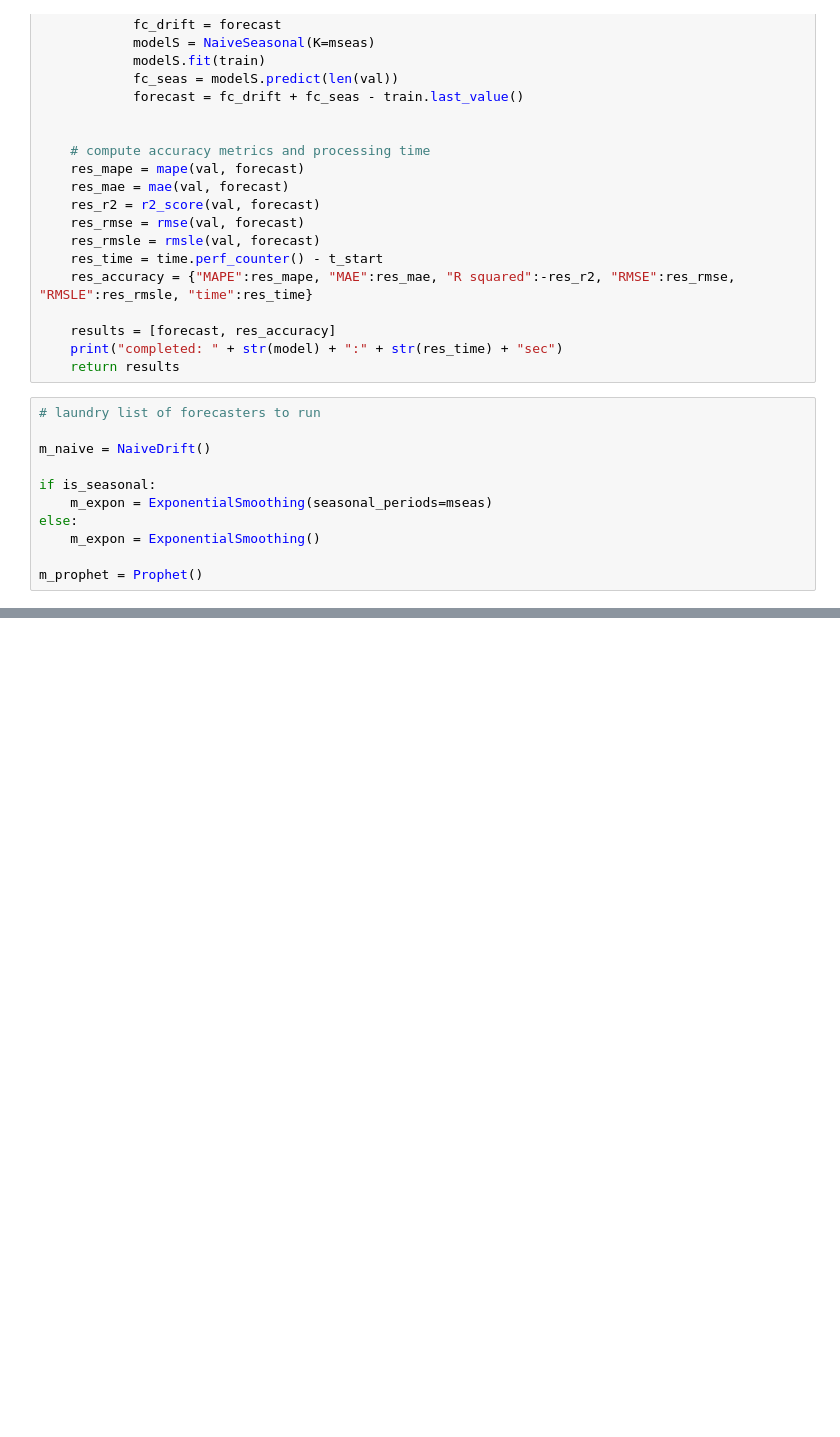
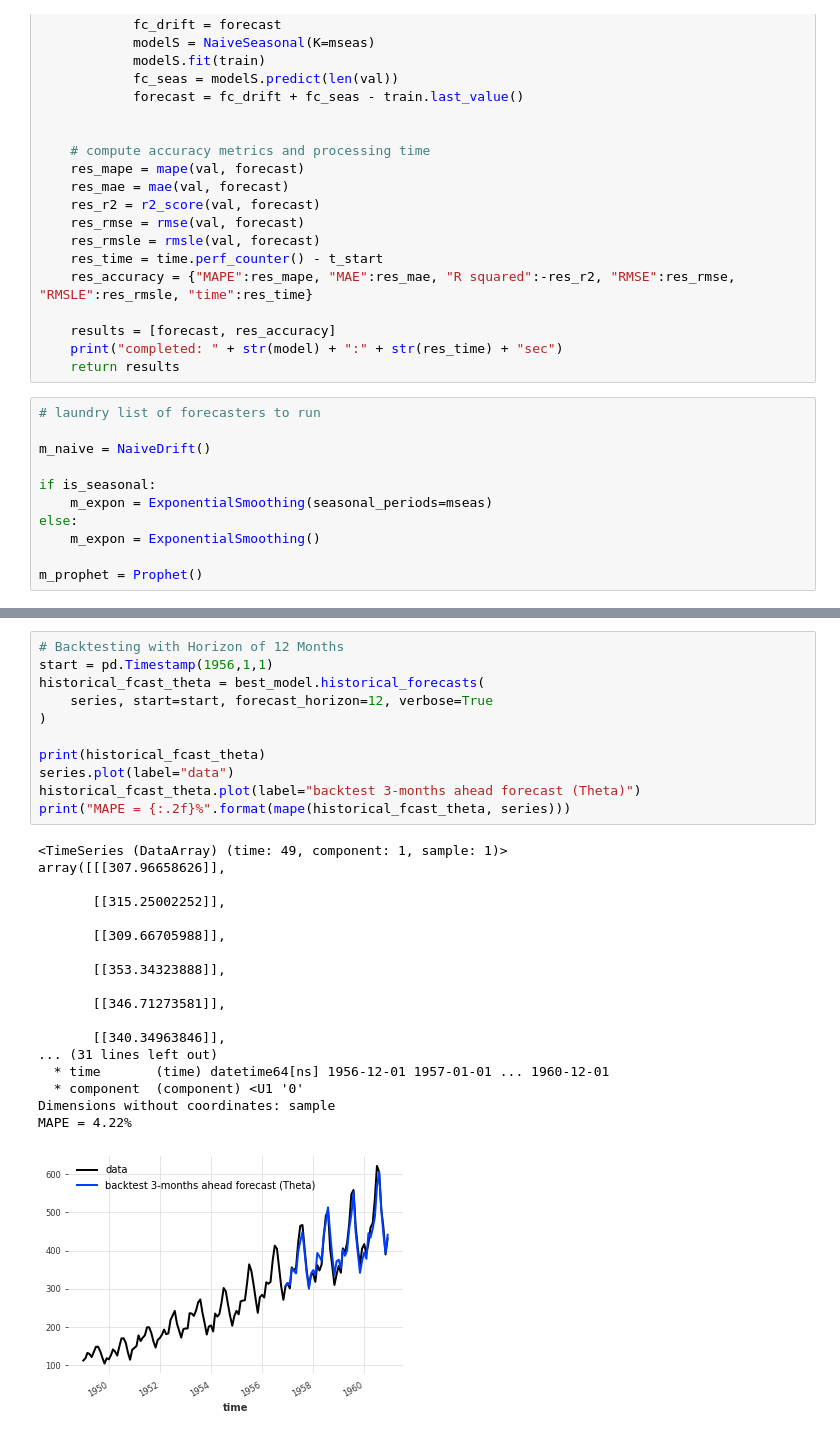
Before and after one commit to adroit28/time_series_forecasting, a Jupyter notebook: darts_baseline.ipynb, the cells around one changed output, grey strips where cells are left out. Drawn from its saved outputs; the diff is of its cells as text; blank space fills up the shorter version.

```diff
--- a/darts_baseline.ipynb
+++ b/darts_baseline.ipynb
@@ -382,0 +408,30 @@ lenght of validation data 44
+# %%
+# Backtesting with Horizon of 12 Months
+start = pd.Timestamp(1956,1,1)
+historical_fcast_theta = best_model.historical_forecasts(
+    series, start=start, forecast_horizon=12, verbose=True
+)
+
+print(historical_fcast_theta)
+series.plot(label="data")
+historical_fcast_theta.plot(label="backtest 3-months ahead forecast (Theta)")
+print("MAPE = {:.2f}%".format(mape(historical_fcast_theta, series)))
+# %% [output]
+<TimeSeries (DataArray) (time: 49, component: 1, sample: 1)>
+array([[[307.96658626]],
+
+       [[315.25002252]],
+
+       [[309.66705988]],
+
+       [[353.34323888]],
+
+       [[346.71273581]],
+
+       [[340.34963846]],
+... (31 lines left out)
+  * time       (time) datetime64[ns] 1956-12-01 1957-01-01 ... 1960-12-01
+  * component  (component) <U1 '0'
+Dimensions without coordinates: sample
+MAPE = 4.22%
+[figure, added]
```
Also changed, not shown: parts of 21 cells of this notebook.
